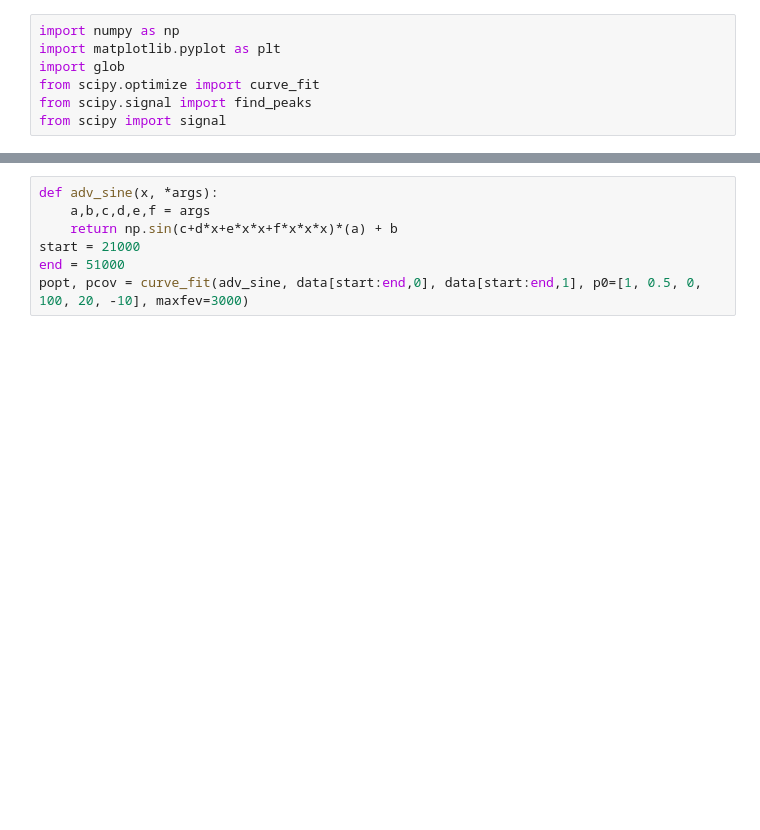
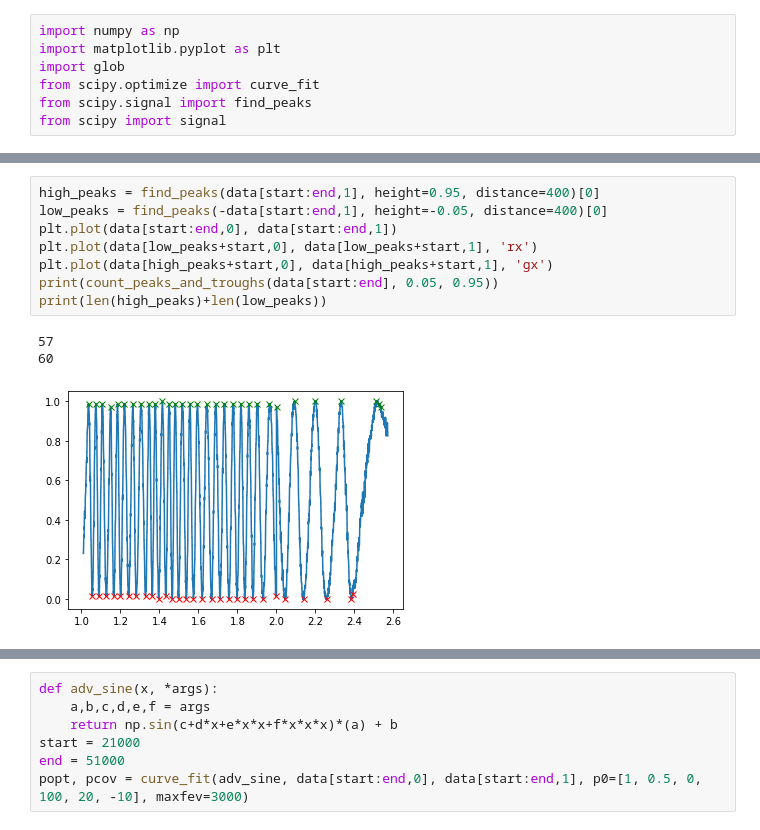
Before and after one commit to ttlindkvist/exphys2, a Jupyter notebook: Mach Zehnder/pressure.ipynb, the cells around one changed output, grey strips where cells are left out. Saved outputs shown, nothing was run; the diff lists cells and outputs as text; blank space fills up the shorter version.

```diff
--- a/Mach Zehnder/pressure.ipynb
+++ b/Mach Zehnder/pressure.ipynb
@@ -79,0 +111,12 @@ plt.plot(data[start:end,0], data[start:end,1])
+# %%
+high_peaks = find_peaks(data[start:end,1], height=0.95, distance=400)[0]
+low_peaks = find_peaks(-data[start:end,1], height=-0.05, distance=400)[0]
+plt.plot(data[start:end,0], data[start:end,1])
+plt.plot(data[low_peaks+start,0], data[low_peaks+start,1], 'rx')
+plt.plot(data[high_peaks+start,0], data[high_peaks+start,1], 'gx')
+print(count_peaks_and_troughs(data[start:end], 0.05, 0.95))
+print(len(high_peaks)+len(low_peaks))
+# %% [output]
+57
+60
+[figure, added]
```
Also changed, not shown: parts of 22 cells of this notebook, 1 other file.
